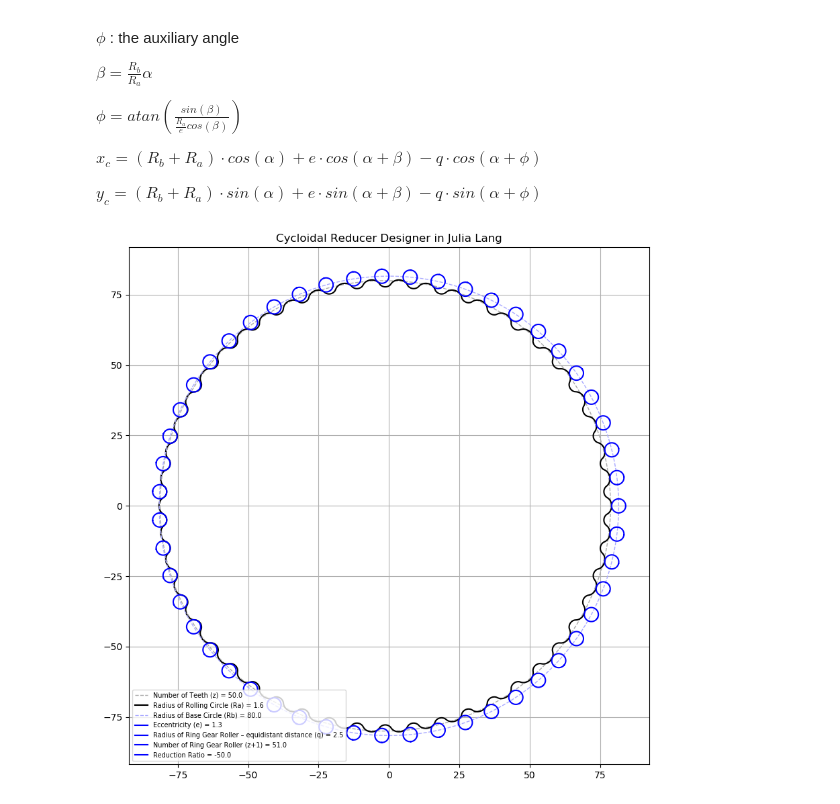
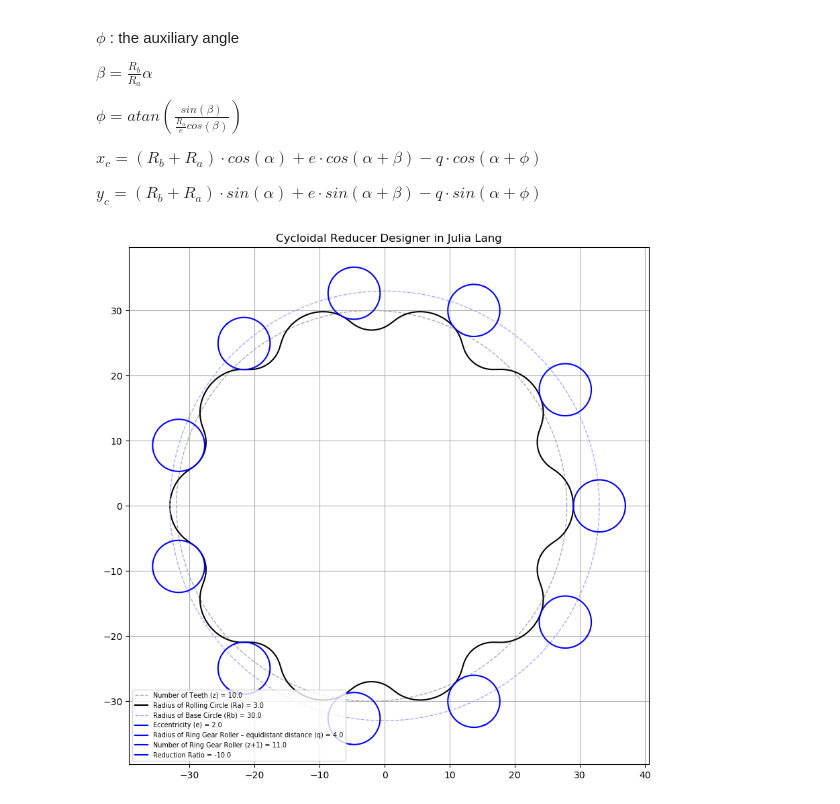
Before and after one commit to dymaxionkim/CRD, a Jupyter notebook: CRD.ipynb, the cells around one changed output. Saved outputs shown, nothing was run; the diff lists cells and outputs as text; code cells hidden in the pictures.

```diff
--- a/CRD.ipynb
+++ b/CRD.ipynb
@@ -41,10 +41,10 @@ using PyPlot
 PyPlot.svg(true)
 
 ## Parameters
-z = 50.0;     # Number of Teeth
-Ra = 1.6;     # Radius of Rolling Circle
-e = 1.3;      # Eccentricity
-q = 2.5;      # Radius of Ring Gear Roller – equidistant distance
+z = 10.0;     # Number of Teeth
+Ra = 3.0;     # Radius of Rolling Circle
+e = 2.0;      # Eccentricity
+q = 4.0;      # Radius of Ring Gear Roller – equidistant distance
 
 theta = deg2rad(360.0/(z+1));    # Array Angle of Ring Gear Roller
 Rb = Ra*z;    # Radius of Base Circle
@@ -106,31 +106,42 @@ println(fileout, "L")
 println(fileout, "")
 println(fileout, "P")
 println(fileout, "-",e,",0")
 println(fileout, Int(z))
 println(fileout, "360")
 println(fileout, "Y")
 
 println(fileout, "circle")
 println(fileout, "-",e,",0")
 println(fileout, Rb)
 
 println(fileout, "circle")
 println(fileout, (Rb+Ra),",0")
 println(fileout, q)
 
 println(fileout, "array")
 println(fileout, "L")
 println(fileout, "")
 println(fileout, "P")
 println(fileout, "0,0")
 println(fileout, Int(z)+1)
 println(fileout, "360")
 println(fileout, "Y")
 
 println(fileout, "circle")
 println(fileout, "0,0")
 println(fileout, (Rb+Ra))
 
 close(fileout)
+
+## Save case.csv
+fileout = open("case.csv", "w")
+println(fileout, "Number of Teeth (z),",z)
+println(fileout, "Radius of Rolling Circle (Ra),",Ra)
+println(fileout, "Radius of Base Circle (Rb),",Rb)
+println(fileout, "Eccentricity (e),",e)
+println(fileout, "Radius of Ring Gear Roller (equidistant distance) (q),",q)
+println(fileout, "Number of Ring Gear Roller (z+1),",z+1)
+println(fileout, "Reduction Ratio,",(z/(-1)))
+close(fileout)
 # %% [output]
-[figure, old version]
+[figure, new version]
```
Also changed, not shown: 3 other files.
